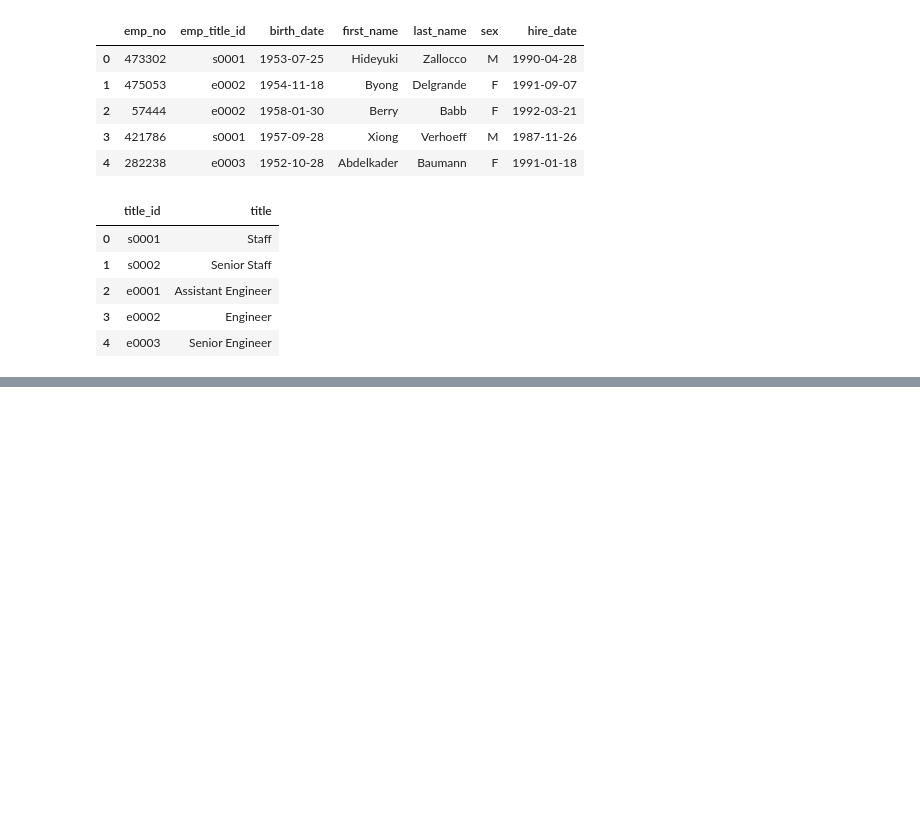
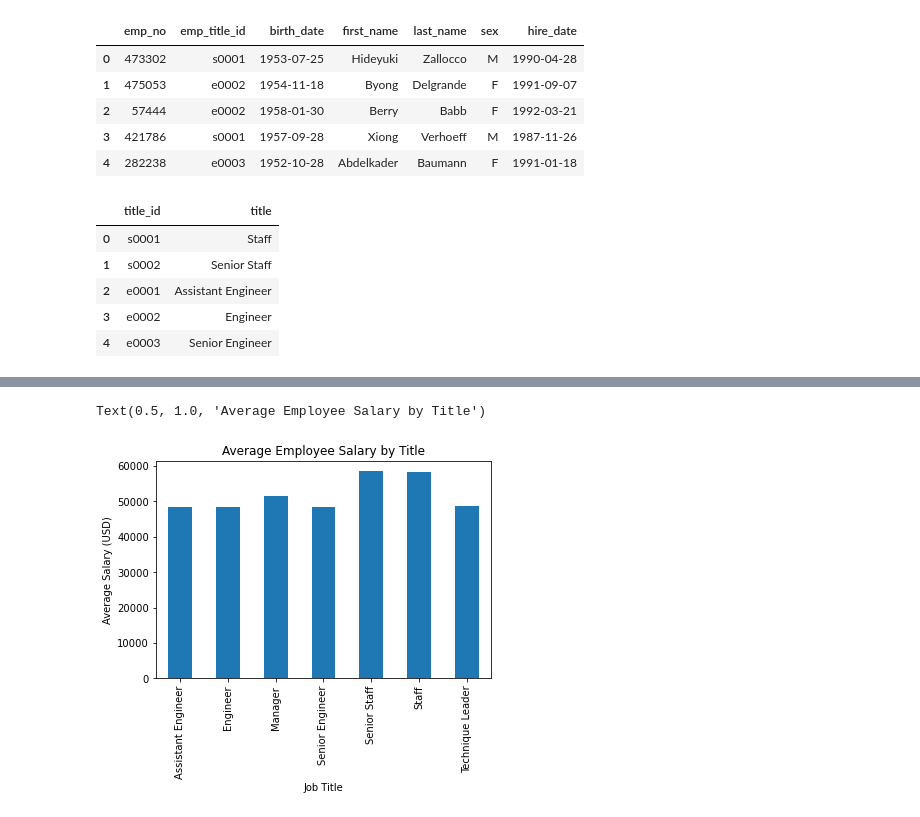
Before and after one commit to bareardon/sql-challenge, a Jupyter notebook: EmployeeSQL/Bonus.ipynb, the cells around one changed output, grey strips where cells are left out. Cells and saved outputs as stored; diff of their text form; code cells hidden in the pictures; blank space fills up the shorter version.

```diff
--- a/EmployeeSQL/Bonus.ipynb
+++ b/EmployeeSQL/Bonus.ipynb
@@ -12,6 +14,6 @@ import numpy as np
 # %%
 from sqlalchemy import create_engine
-engine = create_engine(f'postgresql://postgres:postgres@localhost:5432/employee_db')
+engine = create_engine(f'postgresql://username:password@localhost:5432/employee_db')
 connection = engine.connect()
 # %%
 # Query records from the salaries table
@@ -70,0 +62,4 @@ ORDER BY title ASC, salary ASC, emp_no ASC
+# %%
+# Combine employees and salaries table
+combined_data = pd.merge(employees_data, salaries_data, how="inner", on="emp_no")
+combined_data.head()
@@ -70,0 +73,4 @@ ORDER BY title ASC, salary ASC, emp_no ASC
+# %%
+# Combine new data table with titles
+final_data = pd.merge(combined_data, titles_data, how='inner', left_on='emp_title_id', right_on='title_id')
+final_data.head()
@@ -71,2 +98,12 @@ ORDER BY title ASC, salary ASC, emp_no ASC
+# %%
+group_data = final_data.groupby(['title'])['salary'].mean()
 # %%
 # Create a bar chart of average salary by title
+
+group_data.plot.bar()
+plt.xlabel('Job Title')
+plt.ylabel('Average Salary (USD)')
+plt.title('Average Employee Salary by Title')
+# %% [output]
+Text(0.5, 1.0, 'Average Employee Salary by Title')
+[figure, added]
```
Also changed, not shown: parts of 5 cells of this notebook.
